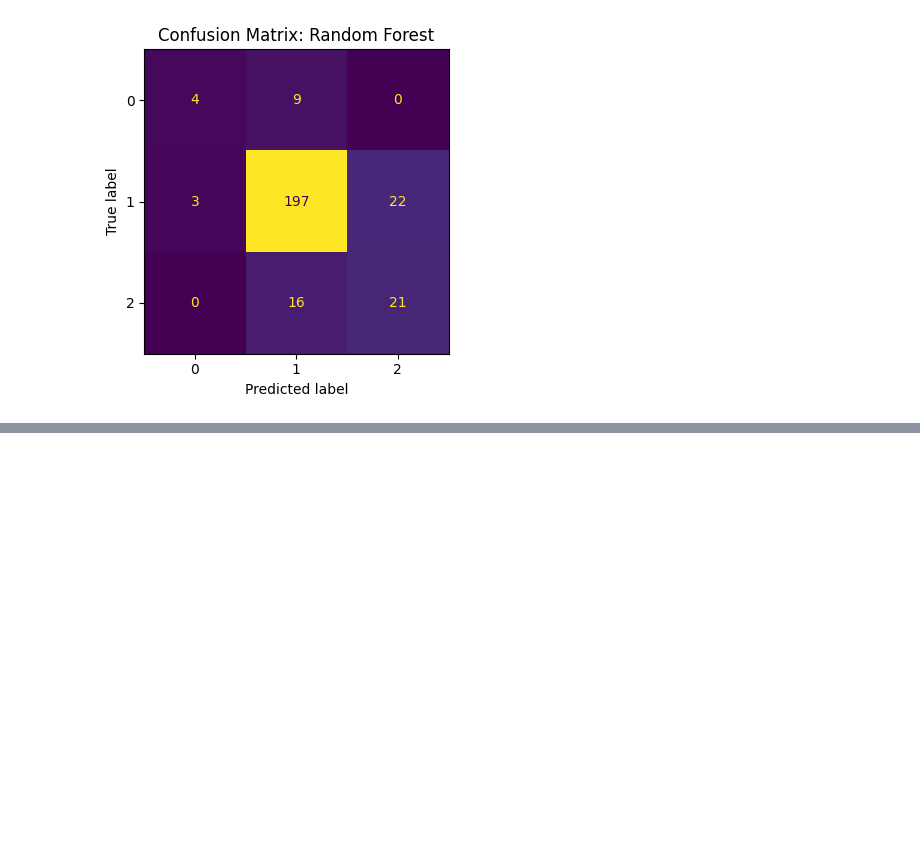
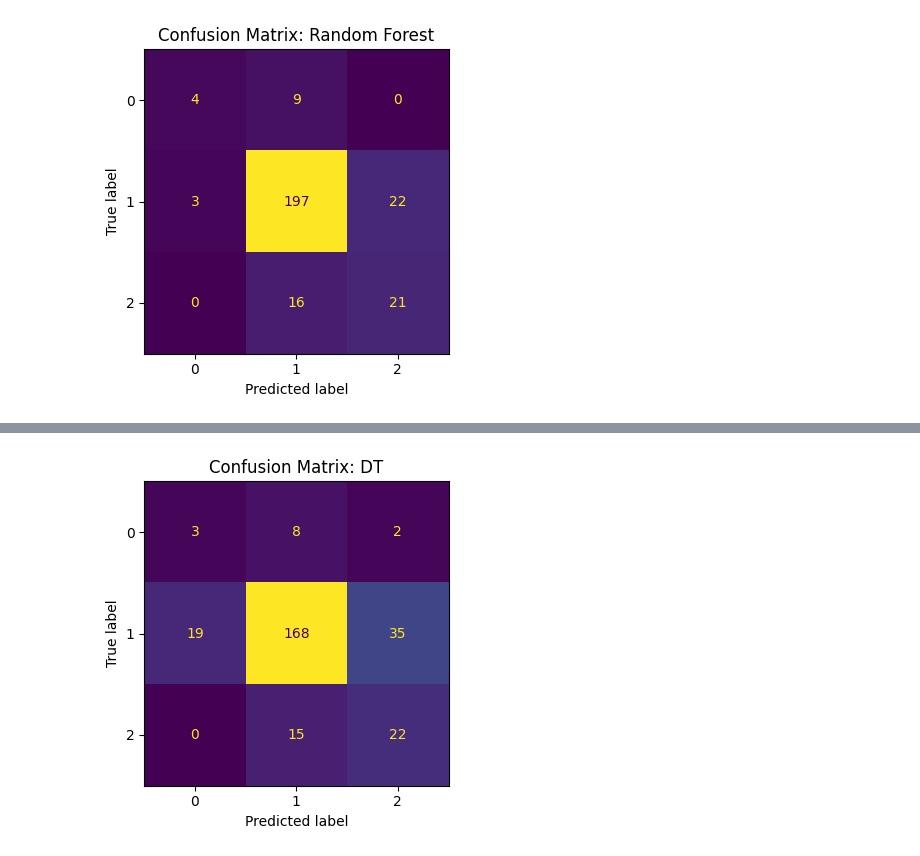
Before and after one commit to Priceaj89/DATA6550-Bias-Reproducibility, a Jupyter notebook: CODE/PRICE/Wine_reproduceability_AlexanderPrice.ipynb, the cells around one changed output, grey strips where cells are left out. Saved outputs shown, nothing was run; the diff lists cells and outputs as text; code cells hidden in the pictures; blank space fills up the shorter version.

```diff
--- a/CODE/PRICE/Wine_reproduceability_AlexanderPrice.ipynb
+++ b/CODE/PRICE/Wine_reproduceability_AlexanderPrice.ipynb
@@ -1192,0 +1283,7 @@ y_pred_gb_optimal
+# %%
+X_train_dt, X_test_dt, y_train_dt, y_test_dt = X_train_balanced, X_test_scaled, y_train_balanced, y_test
+# %%
+dt_model = DecisionTreeClassifier(random_state=42)
+dt_model.fit(X_train_dt, y_train_dt)
+y_pred_dt = dt_model.predict(X_test_dt)
+y_pred_dt
@@ -1226,0 +1529,4 @@ plot_confusion_matrix_single(y_test_rf, y_pred_rf, model_name='Random Forest', c
+# %%
+plot_confusion_matrix_single(y_test_dt, y_pred_dt, model_name='DT', class_labels=[0, 1, 2])
+# %% [output]
+[figure, added]
```
Also changed, not shown: parts of 29 cells of this notebook.
